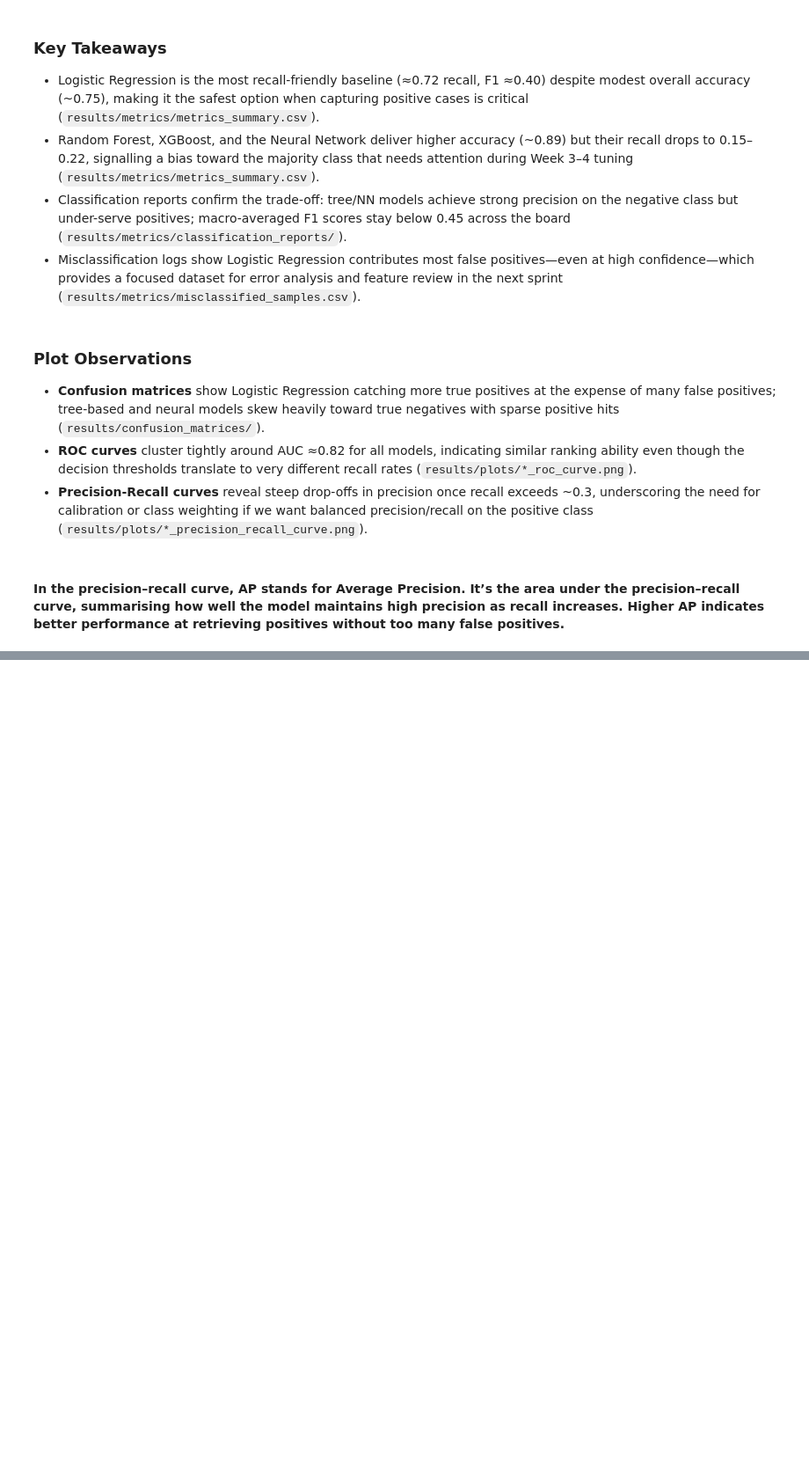
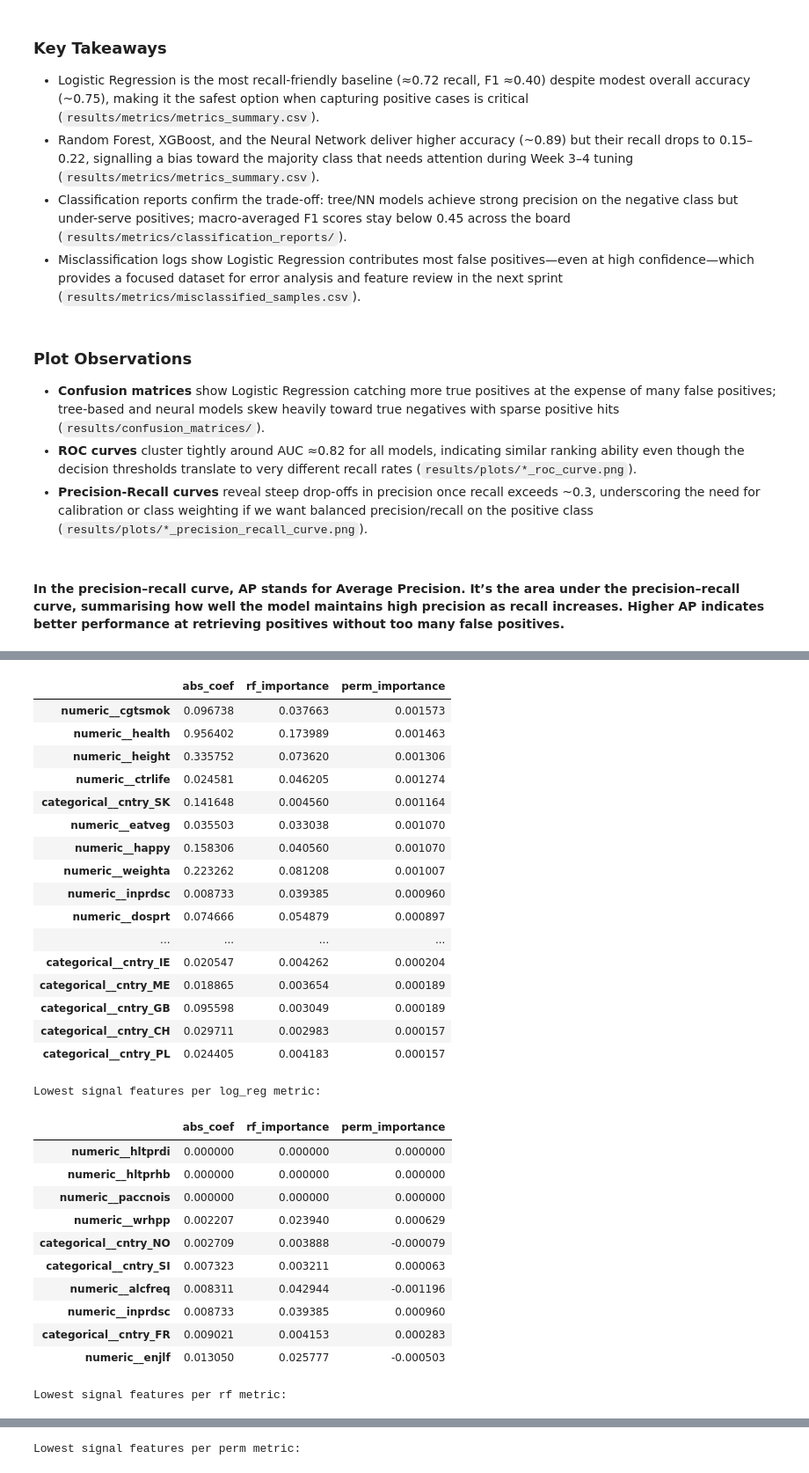
Before and after one commit to Petlaz/health-xai-prediction, a Jupyter notebook: notebooks/03_modeling.ipynb, the cells around one changed output, grey strips where cells are left out. Shown at 88% size. Drawn from its saved outputs; the diff is of its cells as text; code cells hidden in the pictures; blank space fills up the shorter version.

```diff
--- a/notebooks/03_modeling.ipynb
+++ b/notebooks/03_modeling.ipynb
@@ -255,0 +308,9 @@ else:
+# %%
+
+# Random forest feature importances
+rf_importance = (
+    pd.Series(rf.feature_importances_, index=feature_names)
+    .sort_values(ascending=False)
+    .to_frame('rf_importance')
+)
+rf_importance.head(10)
@@ -255,0 +329,17 @@ else:
+# %%
+
+# Permutation importance on the validation split (model-agnostic)
+perm = permutation_importance(
+    rf,
+    X_val,
+    y_val,
+    n_repeats=10,
+    random_state=42,
+    n_jobs=1,
+)
+perm_df = (
+    pd.Series(perm.importances_mean, index=feature_names)
+    .sort_values(ascending=False)
+    .to_frame('perm_importance')
+)
+perm_df.head(10)
@@ -255,0 +358,50 @@ else:
+# %%
+
+# Consolidated view of importance metrics
+importance_summary = (
+        coef_df
+        .join(rf_importance, how='outer')
+        .join(perm_df, how='outer')
+        .fillna(0)
+    )
+display(importance_summary.sort_values('perm_importance', ascending=False).head(25))
+
+low_signal_candidates = {
+        'log_reg': importance_summary.sort_values('abs_coef').head(10),
+        'rf': importance_summary.sort_values('rf_importance').head(10),
+        'perm': importance_summary.sort_values('perm_importance').head(10),
+    }
+for label, frame in low_signal_candidates.items():
+    print(f"Lowest signal features per {label} metric:")
+    display(frame)
+# %% [output]
+|  | abs_coef | rf_importance | perm_importance |
+| numeric__cgtsmok | 0.096738 | 0.037663 | 0.001573 |
+| numeric__health | 0.956402 | 0.173989 | 0.001463 |
+| numeric__height | 0.335752 | 0.073620 | 0.001306 |
+| numeric__ctrlife | 0.024581 | 0.046205 | 0.001274 |
+| categorical__cntry_SK | 0.141648 | 0.004560 | 0.001164 |
+| numeric__eatveg | 0.035503 | 0.033038 | 0.001070 |
+| numeric__happy | 0.158306 | 0.040560 | 0.001070 |
+| numeric__weighta | 0.223262 | 0.081208 | 0.001007 |
+| numeric__inprdsc | 0.008733 | 0.039385 | 0.000960 |
+| numeric__dosprt | 0.074666 | 0.054879 | 0.000897 |
+| ... | ... | ... | ... |
+| categorical__cntry_IE | 0.020547 | 0.004262 | 0.000204 |
+| categorical__cntry_ME | 0.018865 | 0.003654 | 0.000189 |
+| categorical__cntry_GB | 0.095598 | 0.003049 | 0.000189 |
+| categorical__cntry_CH | 0.029711 | 0.002983 | 0.000157 |
+| categorical__cntry_PL | 0.024405 | 0.004183 | 0.000157 |
+Lowest signal features per log_reg metric:
+|  | abs_coef | rf_importance | perm_importance |
+| numeric__hltprdi | 0.000000 | 0.000000 | 0.000000 |
+| numeric__hltprhb | 0.000000 | 0.000000 | 0.000000 |
+| numeric__paccnois | 0.000000 | 0.000000 | 0.000000 |
+| numeric__wrhpp | 0.002207 | 0.023940 | 0.000629 |
+| categorical__cntry_NO | 0.002709 | 0.003888 | -0.000079 |
+| categorical__cntry_SI | 0.007323 | 0.003211 | 0.000063 |
+| numeric__alcfreq | 0.008311 | 0.042944 | -0.001196 |
+| numeric__inprdsc | 0.008733 | 0.039385 | 0.000960 |
+| categorical__cntry_FR | 0.009021 | 0.004153 | 0.000283 |
+| numeric__enjlf | 0.013050 | 0.025777 | -0.000503 |
+Lowest signal features per rf metric:
@@ -255,0 +419 @@ else:
+Lowest signal features per perm metric:
```
Also changed, not shown: parts of 12 cells of this notebook, 2 other files.
